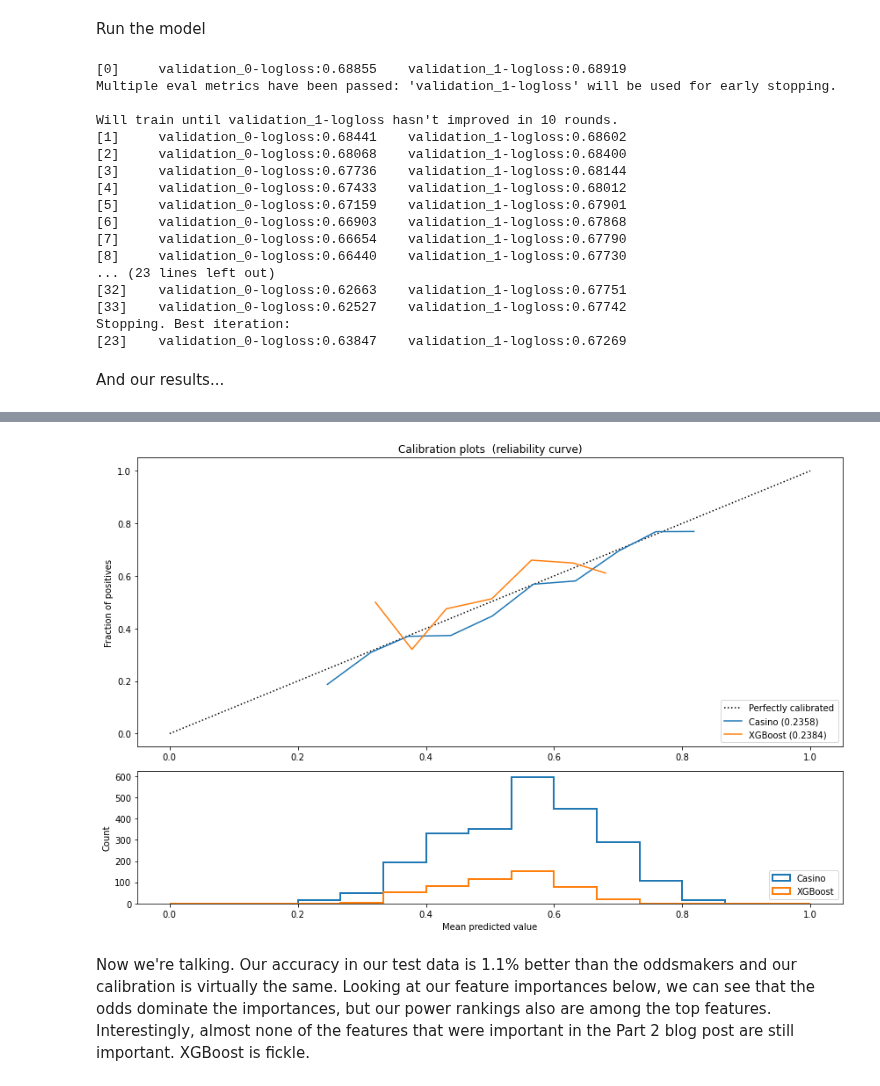
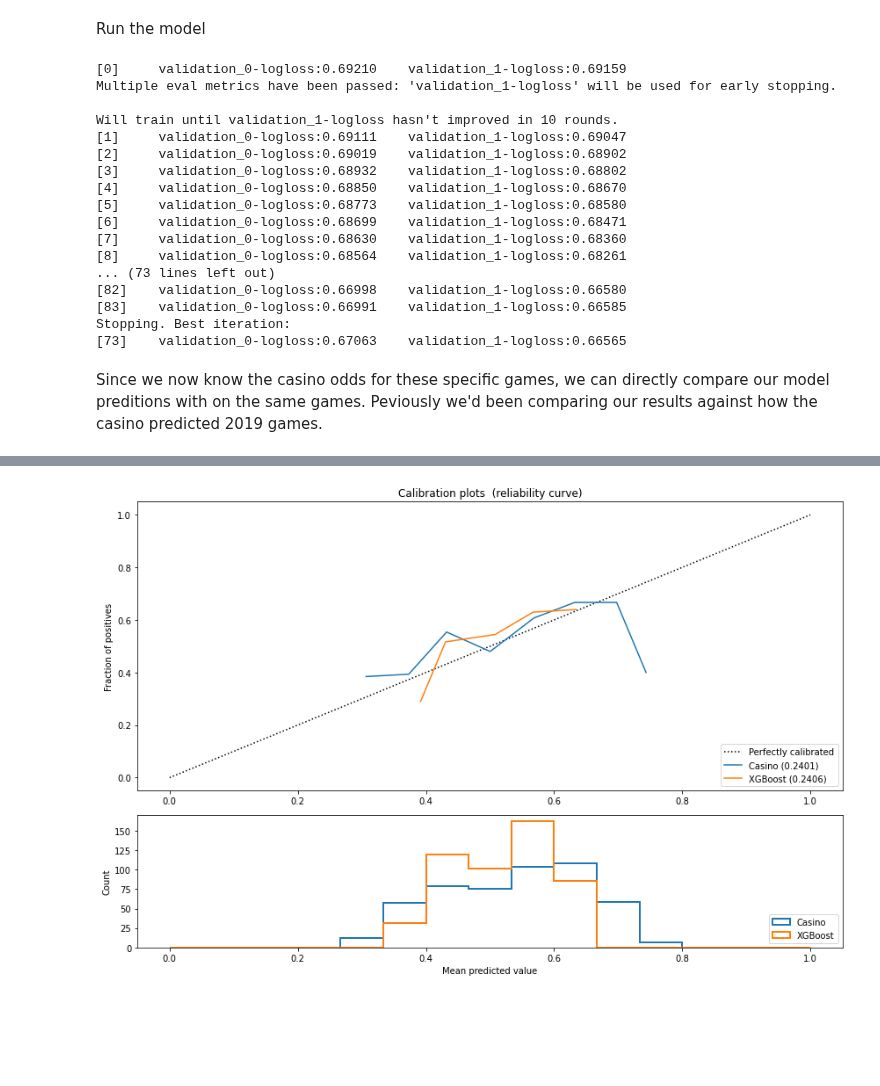
Before and after one commit to ericbaranowski/mlb_notebooks, a Jupyter notebook: _notebooks/2020-09-22-power rankings and casino odds.ipynb, the cells around one changed output, grey strips where cells are left out. Cells and saved outputs as stored; diff of their text form; code cells hidden in the pictures; blank space fills up the shorter version.

```diff
--- a/_notebooks/2020-09-22-power rankings and casino odds.ipynb
+++ b/_notebooks/2020-09-22-power rankings and casino odds.ipynb
@@ -322,7 +322,7 @@ y_test = y[-500:]
 # %% [markdown]
 Run the model
 # %%
-params = {'learning_rate': 0.075,'max_depth': 4}
+params = {'learning_rate': 0.035,'max_depth': 1}
 gbm = xgb.XGBClassifier(**params)
 model = gbm.fit(X_train, y_train,
                 eval_set = [[X_train, y_train],
@@ -332,25 +332,25 @@ model = gbm.fit(X_train, y_train,
 xgb_test_preds = model.predict(X_test)
 xgb_test_proba = model.predict_proba(X_test)[:,1]
 # %% [output]
-[0]     validation_0-logloss:0.68855    validation_1-logloss:0.68919
+[0]     validation_0-logloss:0.69210    validation_1-logloss:0.69159
 Multiple eval metrics have been passed: 'validation_1-logloss' will be used for early stopping.
 
 Will train until validation_1-logloss hasn't improved in 10 rounds.
-[1]     validation_0-logloss:0.68441    validation_1-logloss:0.68602
-[2]     validation_0-logloss:0.68068    validation_1-logloss:0.68400
-[3]     validation_0-logloss:0.67736    validation_1-logloss:0.68144
-[4]     validation_0-logloss:0.67433    validation_1-logloss:0.68012
-[5]     validation_0-logloss:0.67159    validation_1-logloss:0.67901
-[6]     validation_0-logloss:0.66903    validation_1-logloss:0.67868
-[7]     validation_0-logloss:0.66654    validation_1-logloss:0.67790
-[8]     validation_0-logloss:0.66440    validation_1-logloss:0.67730
-... (23 lines left out)
-[32]    validation_0-logloss:0.62663    validation_1-logloss:0.67751
-[33]    validation_0-logloss:0.62527    validation_1-logloss:0.67742
+[1]     validation_0-logloss:0.69111    validation_1-logloss:0.69047
+[2]     validation_0-logloss:0.69019    validation_1-logloss:0.68902
+[3]     validation_0-logloss:0.68932    validation_1-logloss:0.68802
+[4]     validation_0-logloss:0.68850    validation_1-logloss:0.68670
+[5]     validation_0-logloss:0.68773    validation_1-logloss:0.68580
+[6]     validation_0-logloss:0.68699    validation_1-logloss:0.68471
+[7]     validation_0-logloss:0.68630    validation_1-logloss:0.68360
+[8]     validation_0-logloss:0.68564    validation_1-logloss:0.68261
+... (73 lines left out)
+[82]    validation_0-logloss:0.66998    validation_1-logloss:0.66580
+[83]    validation_0-logloss:0.66991    validation_1-logloss:0.66585
 Stopping. Best iteration:
-[23]    validation_0-logloss:0.63847    validation_1-logloss:0.67269
+[73]    validation_0-logloss:0.67063    validation_1-logloss:0.66565
-# %% [markdown]
-And our results...
+# %% [markdown]
+Since we now know the casino odds for these specific games, we can directly compare our model preditions with on the same games. Peviously we'd been comparing our results against how the casino predicted 2019 games.
 # %%
 #collapse-hide
 from sklearn.calibration import calibration_curve
@@ -390,9 +390,11 @@ def cal_curve(data, bins):
     plt.tight_layout()
     plt.show()
 
-outcomes,predictions,probabilities = pickle.load(open('baseline.pkl','rb'))
+casino_proba = X_test['odds_proba']
+casino_preds = X_test['odds_proba']>.5
+
 data = [
-    (outcomes, predictions, probabilities, 'Casino'),
+    (y_test, casino_preds, casino_proba, 'Casino'),
     (y_test,xgb_test_preds, xgb_test_proba, 'XGBoost')
 ]
 cal_curve(data, 15)
@@ -402,3 +404 @@ XGBoost         Accuracy:0.6120  Brier Loss: 0.2384
-[figure, old version]
+[figure, new version]
-# %% [markdown]
-Now we're talking. Our accuracy in our test data is 1.1% better than the oddsmakers and our calibration is virtually the same. Looking at our feature importances below, we can see that the odds dominate the importances, but our power rankings also are among the top features. Interestingly, almost none of the features that were important in the Part 2 blog post are still important. XGBoost is fickle.
```
Also changed, not shown: parts of 6 cells of this notebook.
